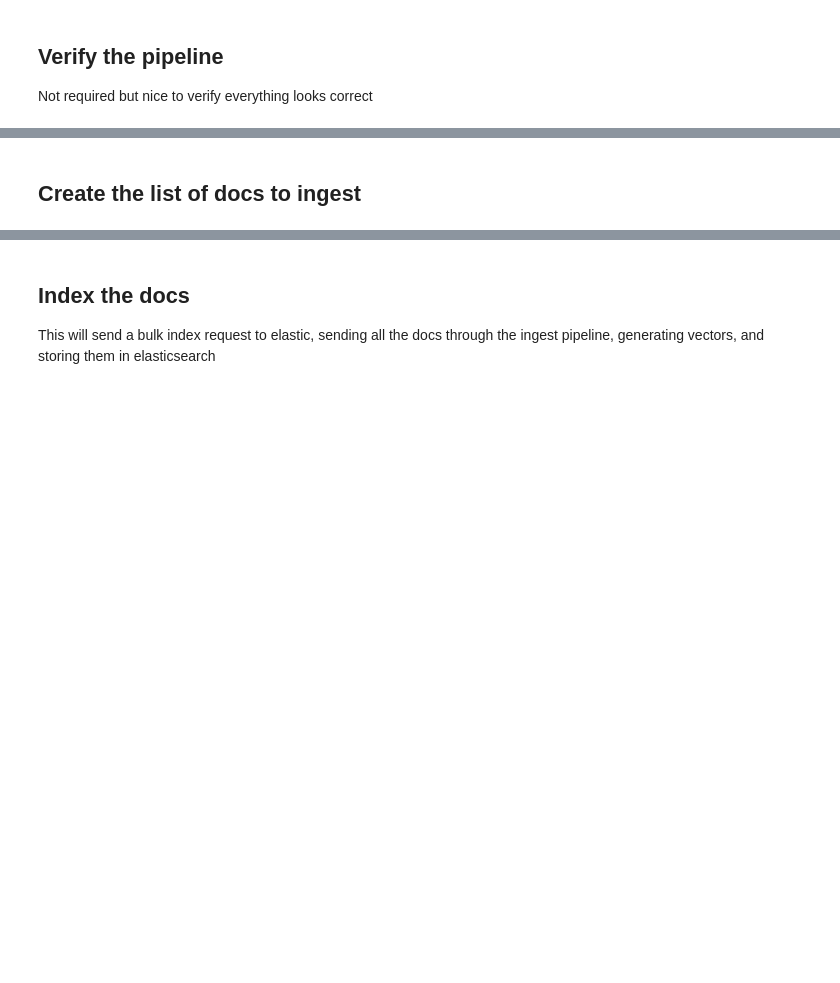
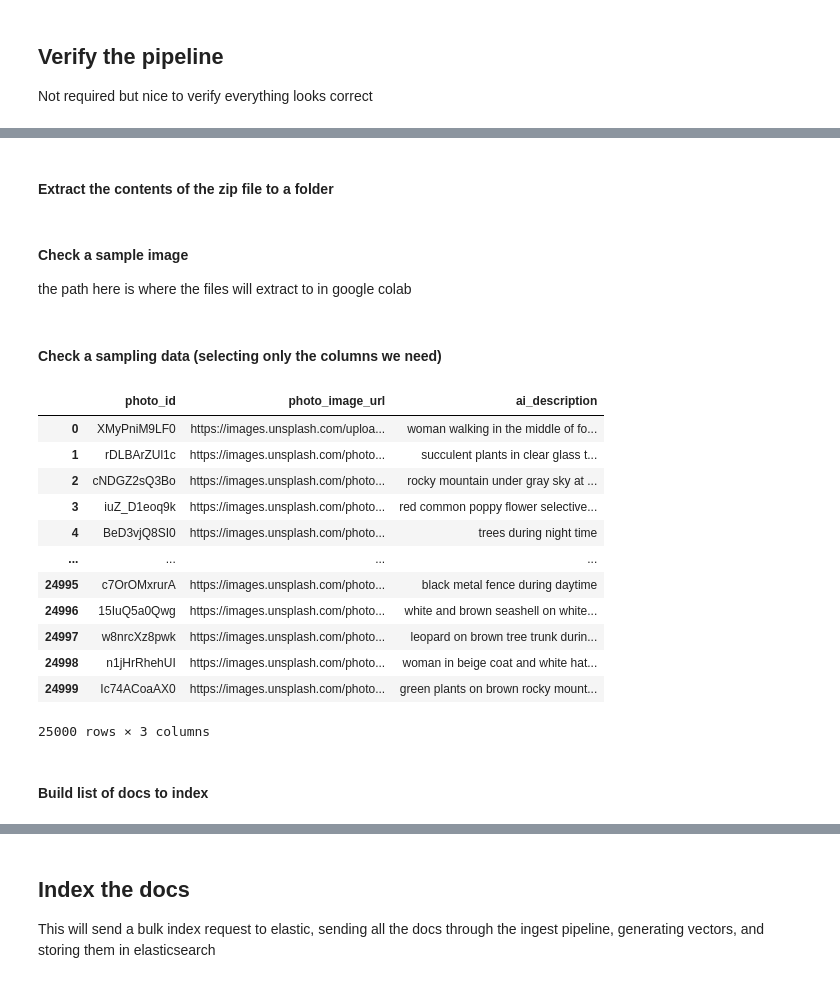
Before and after one commit to jeffvestal/elastic_jupyter_notebooks, a Jupyter notebook: image_vector_search_load_and_search.ipynb, the cells around one changed output, grey strips where cells are left out. Drawn from its saved outputs; the diff is of its cells as text; code cells hidden in the pictures; blank space fills up the shorter version.

```diff
--- a/image_vector_search_load_and_search.ipynb
+++ b/image_vector_search_load_and_search.ipynb
@@ -227,0 +335,2 @@ samples = [["The Power of Word Embeddings in NLP", "Word embeddings have revolut
+# %% [markdown]
+#### Extract the contents of the zip file to a folder
@@ -228,2 +339,26 @@ samples = [["The Power of Word Embeddings in NLP", "Word embeddings have revolut
+# %% [markdown]
+#### Check a sample image
+the path here is where the files will extract to in google colab
+# %%
+filename = '/content/unsplash_images/photos.tsv000'
+df = pd.read_csv(filename, sep='\t', header=0)
+# %% [markdown]
+#### Check a sampling data (selecting only the columns we need)
+# %%
+df[['photo_id', 'photo_image_url', 'ai_description']]
+# %% [output]
+|  | photo_id | photo_image_url | ai_description |
+| 0 | XMyPniM9LF0 | https://images.unsplash.com/uploa... | woman walking in the middle of fo... |
+| 1 | rDLBArZUl1c | https://images.unsplash.com/photo... | succulent plants in clear glass t... |
+| 2 | cNDGZ2sQ3Bo | https://images.unsplash.com/photo... | rocky mountain under gray sky at ... |
+| 3 | iuZ_D1eoq9k | https://images.unsplash.com/photo... | red common poppy flower selective... |
+| 4 | BeD3vjQ8SI0 | https://images.unsplash.com/photo... | trees during night time |
+| ... | ... | ... | ... |
+| 24995 | c7OrOMxrurA | https://images.unsplash.com/photo... | black metal fence during daytime |
+| 24996 | 15IuQ5a0Qwg | https://images.unsplash.com/photo... | white and brown seashell on white... |
+| 24997 | w8nrcXz8pwk | https://images.unsplash.com/photo... | leopard on brown tree trunk durin... |
+| 24998 | n1jHrRhehUI | https://images.unsplash.com/photo... | woman in beige coat and white hat... |
+| 24999 | Ic74ACoaAX0 | https://images.unsplash.com/photo... | green plants on brown rocky mount... |
+25000 rows × 3 columns
 # %% [markdown]
-## Create the list of docs to ingest
+#### Build list of docs to index
```
Also changed, not shown: parts of 41 cells of this notebook.
